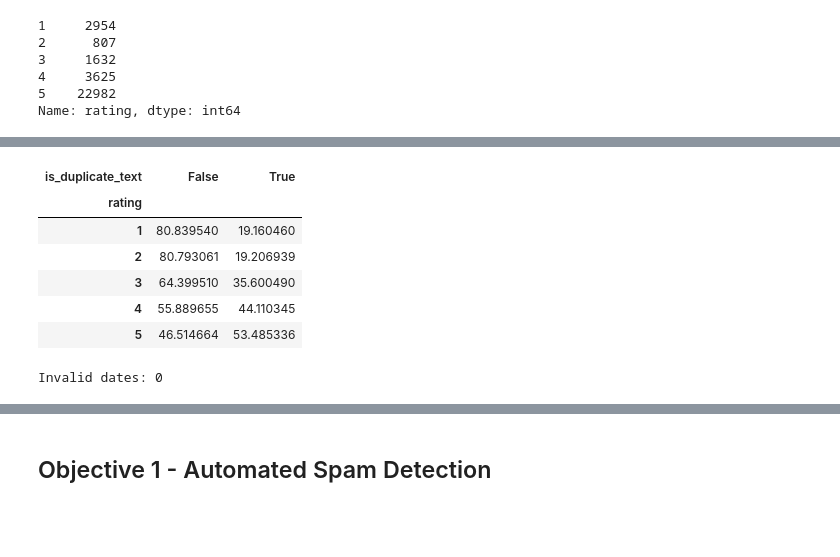
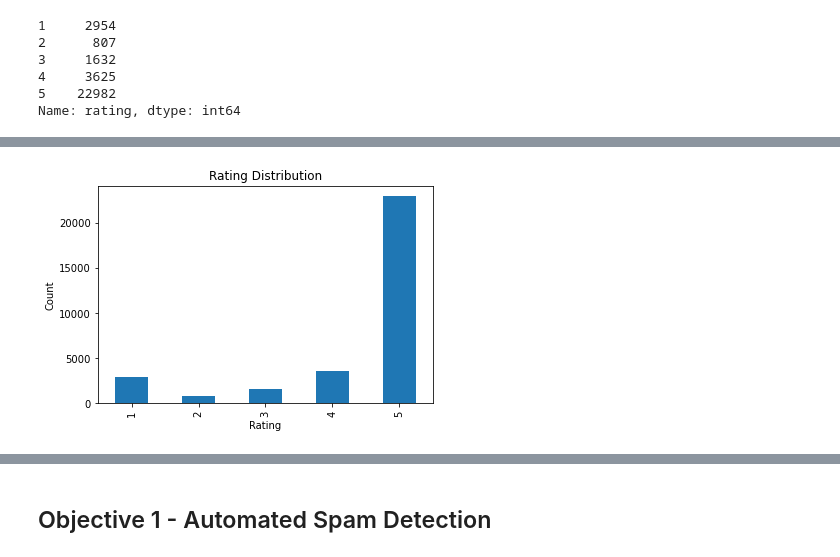
Before and after one commit to WanjikuKahoro/Safaricom-Suspicious-Review-Detection-Using-Machine-Learning, a Jupyter notebook: Emma.ipynb, the cells around one changed output, grey strips where cells are left out. Saved outputs shown, nothing was run; the diff lists cells and outputs as text; code cells hidden in the pictures; blank space fills up the shorter version.

```diff
--- a/Emma.ipynb
+++ b/Emma.ipynb
@@ -152,27 +259,0 @@ The dataset exhibits a heavily right-skewed rating distribution, with 71.8% of r
-# %%
-df['is_duplicate_text'] = df['review_text'].duplicated(keep=False)
-pd.crosstab(df['rating'], df['is_duplicate_text'], normalize='index') * 100
-# %% [output]
-| is_duplicate_text | False | True |
-| rating |  |  |
-| 1 | 80.839540 | 19.160460 |
-| 2 | 80.793061 | 19.206939 |
-| 3 | 64.399510 | 35.600490 |
-| 4 | 55.889655 | 44.110345 |
-| 5 | 46.514664 | 53.485336 |
-# %%
-import re
-import emoji
-
-def preprocess_kenyan_text(text):
-    # lowercase
-    text = str(text).lower()
-    # emojis
-    text = emoji.demojize(text)
-    # remove URLs and special characters
-    text = re.sub(r'http\S+|www\S+|https\S+', '', text, flags=re.MULTILINE)
-    # keep alphanumeric and basic punctuation
-    text = re.sub(r'[^a-z0-9\s!?.#:]', '', text)
-    return text
-
-df['clean_review'] = df['review_text'].apply(preprocess_kenyan_text)
@@ -197,5 +260,8 @@ df = extract_suspicious_features(df)
-# %%
-df["date_parsed"] = pd.to_datetime(df["date"], errors="coerce")
-print("Invalid dates:", df["date_parsed"].isna().sum())
-# %% [output]
-Invalid dates: 0
+# %%
+df["rating"].value_counts().sort_index().plot(kind="bar")
+plt.title("Rating Distribution")
+plt.xlabel("Rating")
+plt.ylabel("Count")
+plt.show()
+# %% [output]
+[figure, added]
```
Also changed, not shown: parts of 51 cells of this notebook.
